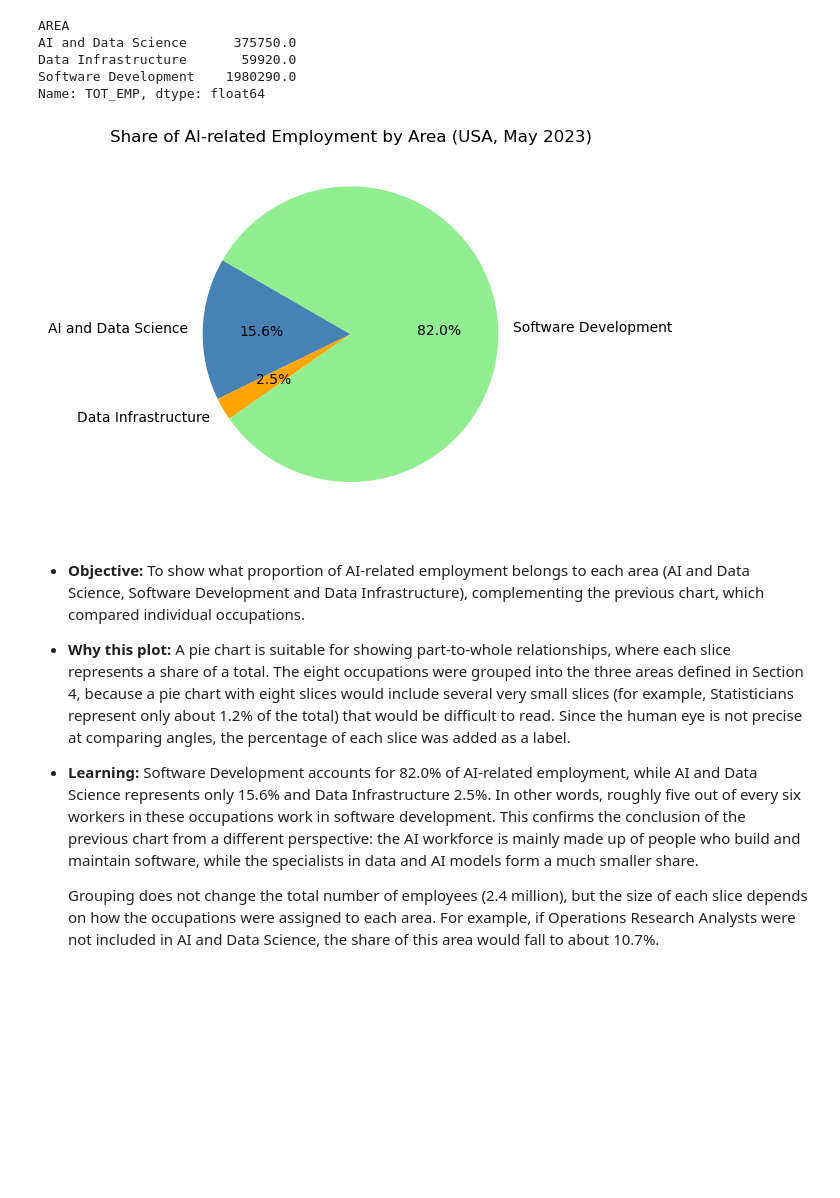
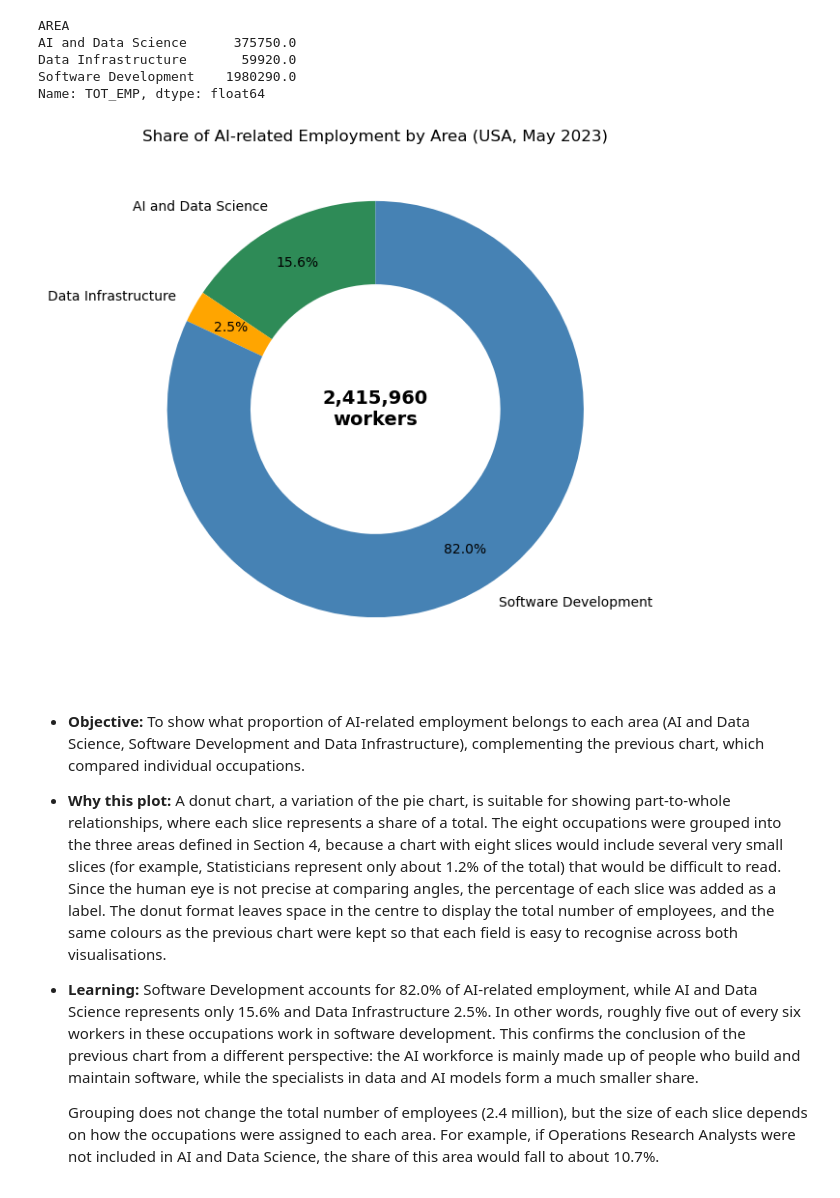
Before and after one commit to 2023357/data-vis-ca1, a Jupyter notebook: CA1_Data_Visualisation.ipynb, the cells around one changed output. Saved outputs shown, nothing was run; the diff lists cells and outputs as text; code cells hidden in the pictures; blank space fills up the shorter version.

```diff
--- a/CA1_Data_Visualisation.ipynb
+++ b/CA1_Data_Visualisation.ipynb
@@ -255,14 +255,35 @@ Two filtered datasets were created for the visualisations:
 # %% [markdown]
 ### 5.1 Horizontal Bar Chart – Employment by AI-related Occupation
 # %%
-# Sort occupations by employment so the largest appears at the top
+# Colour assigned to each area (also used in the pie chart)
+
+from matplotlib.patches import Patch
+
+
+color_map = {'Software Development': 'steelblue',
+             'AI and Data Science': 'seagreen',
+             'Data Infrastructure': 'orange'}
+
+# Sort occupations by employment and give each bar the colour of its area
 emp_sorted = ai_national.sort_values('TOT_EMP')
+bar_colors = emp_sorted['AREA'].map(color_map)
 
-# Horizontal bar chart of employment by occupation
+# Horizontal bar chart of employment (in thousands) by occupation
 plt.figure(figsize=(10, 6))
-plt.barh(emp_sorted['OCC_TITLE'], emp_sorted['TOT_EMP']/1000, color="steelblue")
+bars = plt.barh(emp_sorted['OCC_TITLE'], emp_sorted['TOT_EMP'] / 1000, color=bar_colors)
+plt.bar_label(bars, fmt='%.0fk', padding=3)
 plt.title("Employment in AI-related Occupations (USA, May 2023)")
-plt.xlabel("Number of employees thousands")
+plt.xlabel("Number of employees (thousands)")
 
+# Extend the x-axis by 15% so the value labels are not cut off
+plt.xlim(0, emp_sorted['TOT_EMP'].max() / 1000 * 1.15)
+
+# Legend explaining the colours
+handles = [Patch(color='steelblue', label='Software Development'),
+           Patch(color='seagreen', label='AI and Data Science'),
+           Patch(color='orange', label='Data Infrastructure')]
+plt.legend(handles=handles)
+
+plt.tight_layout()
 plt.show()
 # %% [output]
@@ -314,15 +335,26 @@ Data Infrastructure       59920.0
 Software Development    1980290.0
 Name: TOT_EMP, dtype: float64
 # %%
-plt.pie(area_emp, labels=area_emp.index, autopct="%1.1f%%", startangle=150, colors=["steelblue", "orange", "lightgreen"])
+# Same colours as the bar chart, so each field has one colour across both charts
+pie_colors = area_emp.index.map(color_map)
+
+# Total number of employees, shown in the centre of the donut
+total_emp = area_emp.sum()
+
+# Donut chart of employment share by field
+plt.figure(figsize=(7, 7))
+plt.pie(area_emp, labels=area_emp.index, autopct="%1.1f%%", startangle=90,
+        colors=pie_colors, wedgeprops={'width': 0.4}, pctdistance=0.8)
+plt.text(0, 0, f"{total_emp:,.0f}\nworkers", ha='center', va='center',
+         fontsize=14, fontweight='bold')
 plt.title("Share of AI-related Employment by Area (USA, May 2023)")
 plt.show()
 # %% [output]
-[figure, old version]
+[figure, new version]
 # %% [markdown]
 - **Objective:** To show what proportion of AI-related employment belongs to each area (AI and Data Science, Software Development and Data Infrastructure), complementing the previous chart, which compared individual occupations.
 
-- **Why this plot:** A pie chart is suitable for showing part-to-whole relationships, where each slice represents a share of a total. The eight occupations were grouped into the three areas defined in Section 4, because a pie chart with eight slices would include several very small slices (for example, Statisticians represent only about 1.2% of the total) that would be difficult to read. Since the human eye is not precise at comparing angles, the percentage of each slice was added as a label.
+- **Why this plot:** A donut chart, a variation of the pie chart, is suitable for showing part-to-whole relationships, where each slice represents a share of a total. The eight occupations were grouped into the three areas defined in Section 4, because a chart with eight slices would include several very small slices (for example, Statisticians represent only about 1.2% of the total) that would be difficult to read. Since the human eye is not precise at comparing angles, the percentage of each slice was added as a label. The donut format leaves space in the centre to display the total number of employees, and the same colours as the previous chart were kept so that each field is easy to recognise across both visualisations.
 
 - **Learning:** Software Development accounts for 82.0% of AI-related employment, while AI and Data Science represents only 15.6% and Data Infrastructure 2.5%. In other words, roughly five out of every six workers in these occupations work in software development. This confirms the conclusion of the previous chart from a different perspective: the AI workforce is mainly made up of people who build and maintain software, while the specialists in data and AI models form a much smaller share.
 
```
Also changed, not shown: parts of 2 cells of this notebook.
